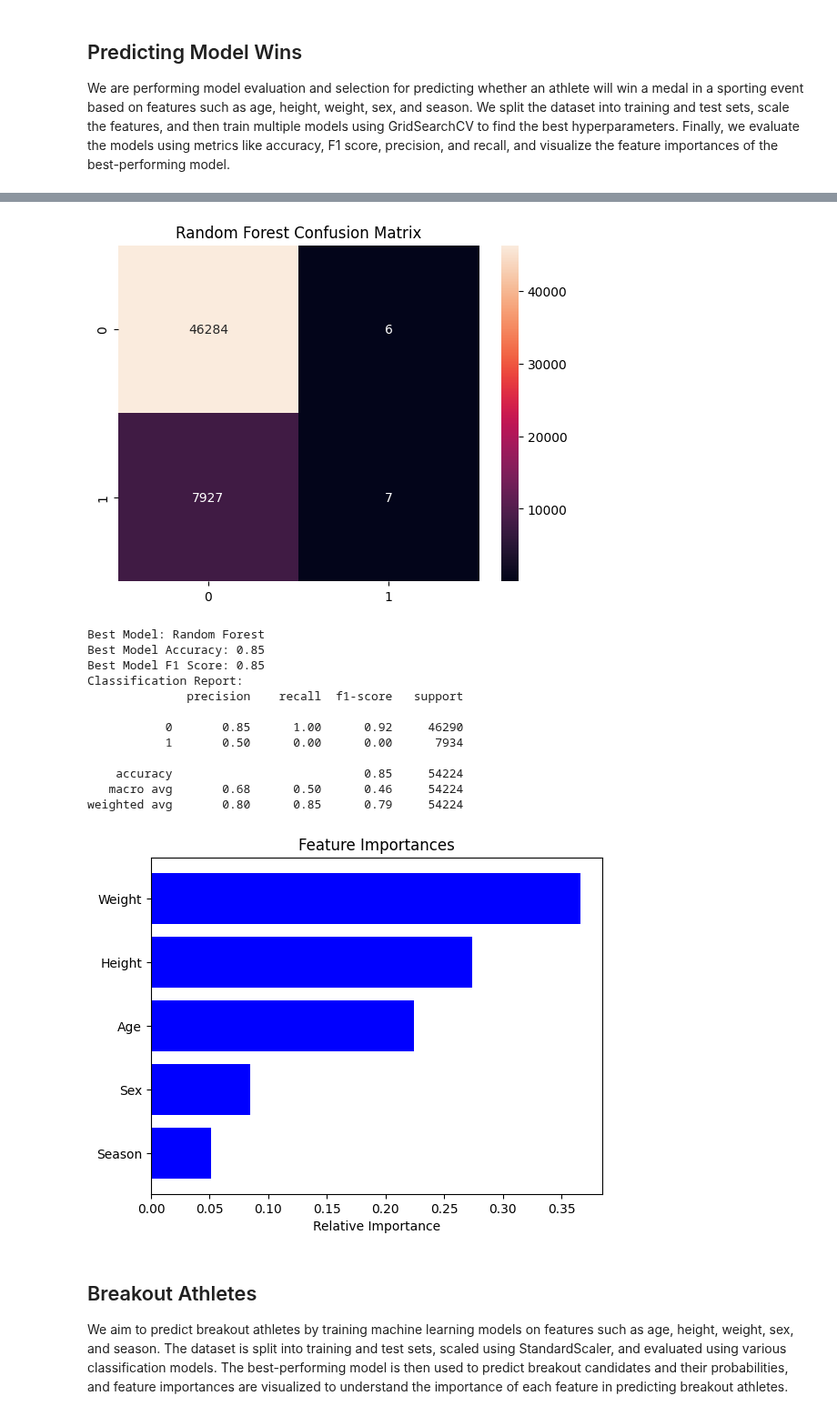
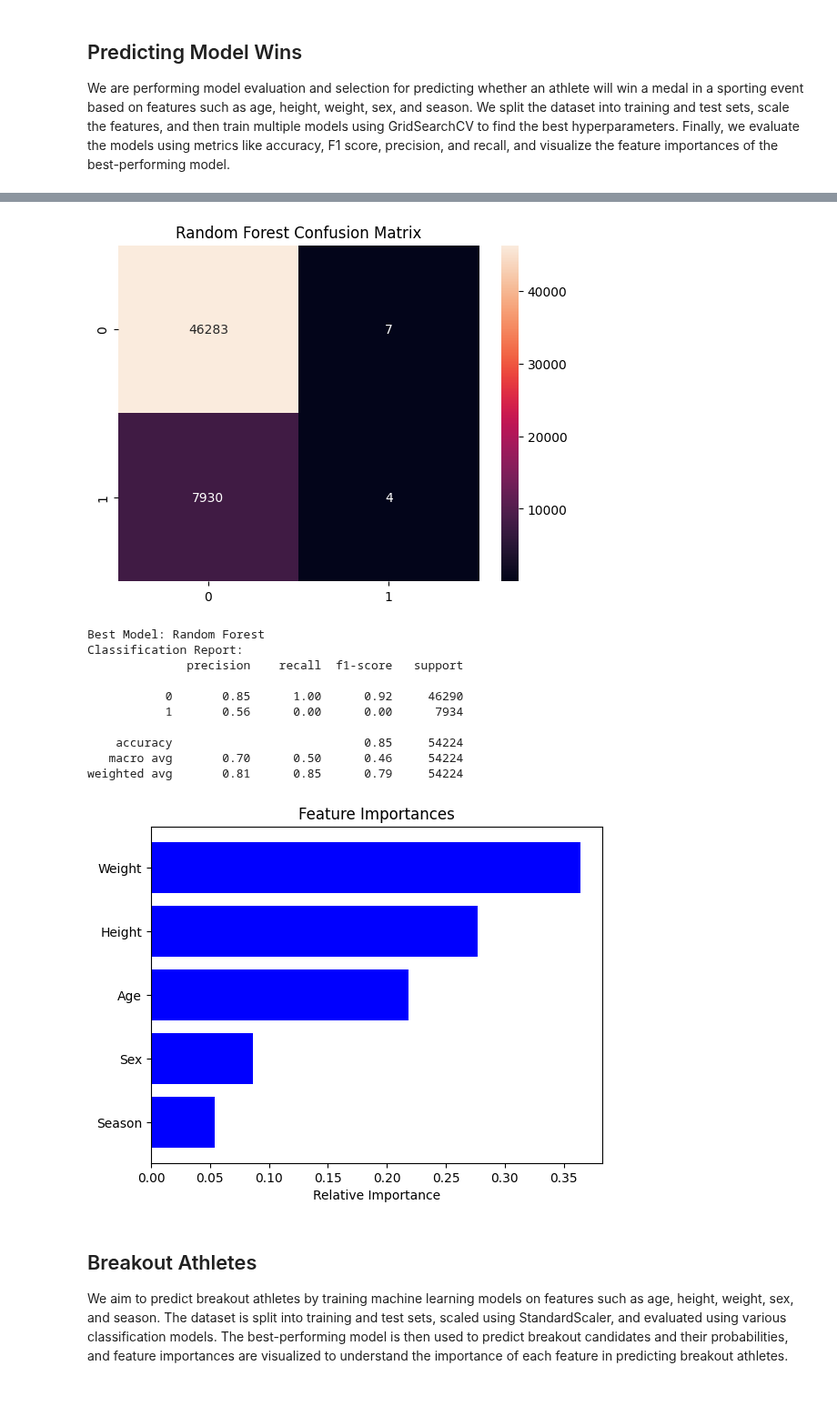
Before and after one commit to joey-tsai/Athletic-Performance-Predictor, a Jupyter notebook: FinalProject.ipynb, the cells around one changed output, grey strips where cells are left out. Shown at 91% size. Saved outputs shown, nothing was run; the diff lists cells and outputs as text; code cells hidden in the pictures.

```diff
--- a/FinalProject.ipynb
+++ b/FinalProject.ipynb
@@ -24,9 +23,9 @@ We load in our data to prepare the dataset for further analysis by handling miss
 athlete_events = pd.read_csv('athlete_events.csv')
 
 # Calculate median values for each column
-age_median = athlete_events['Age'].mean()
-height_median = athlete_events['Height'].mean()
-weight_median = athlete_events['Weight'].mean()
+age_median = athlete_events['Age'].median()
+height_median = athlete_events['Height'].median()
+weight_median = athlete_events['Weight'].median()
 
 # Fill missing values with median values
 athlete_events['Age'] = athlete_events['Age'].fillna(age_median)
@@ -118,17 +117,17 @@ logisticRegression_params = {
 
 # Hyperparameters for Decision Tree
 decisisonTree_params = {
-    'max_depth': [3, 5, 7, 10],
+    'max_depth': [5, 7, 10, 15],
     'min_samples_split': [2, 5, 10, 20],
-    'min_samples_leaf': [1, 2, 4, 8],
+    'min_samples_leaf': [2, 4, 8],
     'max_features': ['sqrt', 'log2']
 }
 
 # Hyperparameters for Random Forest
 randomForest_params = {
-    'n_estimators': [50, 100, 200],
-    'max_depth': [5, 10, 20],
-    'min_samples_split': [2, 5, 10],
+    'n_estimators': [10, 50, 100],
+    'max_depth': [5, 10],
+    'min_samples_split': [2, 5],
     'min_samples_leaf': [1, 2],
     'max_features': ['sqrt', 'log2']
 }
@@ -137,7 +136,7 @@ randomForest_params = {
 # Initialize models with GridSearchCV
 models = {
     'Logistic Regression': GridSearchCV(LogisticRegression(), param_grid=logisticRegression_params, cv=5),
-    'Decision Tree': GridSearchCV(DecisionTreeClassifier(), param_grid=decisisonTree_params, cv=5),
+    'Decision Tree': GridSearchCV(DecisionTreeClassifier(), param_grid=decisisonTree_params, cv=5, scoring='f1'),
     'Random Forest': GridSearchCV(RandomForestClassifier(), param_grid=randomForest_params, cv=5)
 }
 # %% [markdown]
@@ -163,18 +162,7 @@ for name, model in models.items():
     model.fit(X_train_scaled, y_train)
     print(f"{name}:")
     print(f"  Best Parameters: {model.best_params_}")
-    print(f"  Best Score: {model.best_score_:.2f}")
-
     y_pred = model.predict(X_test_scaled)
-    accuracy = accuracy_score(y_test, y_pred)
-    f1 = f1_score(y_test, y_pred, average='micro')
-    precision = precision_score(y_test, y_pred, average='micro', zero_division=0)
-    recall = recall_score(y_test, y_pred, average='micro')
-
-    print(f"  Accuracy: {accuracy:.2f}")
-    print(f"  F1 Score: {f1:.2f}")
-    print(f"  Precision: {precision:.2f}")
-    print(f"  Recall: {recall:.2f}")
 
     # Confusion Matrix
     cm = confusion_matrix(y_test, y_pred)
@@ -189,13 +177,9 @@ best_model = models[best_model_name].best_estimator_
 # Evaluate the best model
 best_model.fit(X_train_scaled, y_train)
 y_pred_best = best_model.predict(X_test_scaled)
-accuracy_best = accuracy_score(y_test, y_pred_best)
-f1_best = f1_score(y_test, y_pred_best, average='micro')
 classification_report_best = classification_report(y_test, y_pred_best)
 
 print(f"\nBest Model: {best_model_name}")
-print(f"Best Model Accuracy: {accuracy_best:.2f}")
-print(f"Best Model F1 Score: {f1_best:.2f}")
 print(f"Classification Report:\n{classification_report_best}")
 
 # Feature Importances
@@ -234,17 +203,15 @@ Random Forest:
 [figure]
 Best Model: Random Forest
-Best Model Accuracy: 0.85
-Best Model F1 Score: 0.85
 Classification Report:
               precision    recall  f1-score   support
 
            0       0.85      1.00      0.92     46290
-           1       0.50      0.00      0.00      7934
+           1       0.56      0.00      0.00      7934
 
     accuracy                           0.85     54224
-   macro avg       0.68      0.50      0.46     54224
-weighted avg       0.80      0.85      0.79     54224
+   macro avg       0.70      0.50      0.46     54224
+weighted avg       0.81      0.85      0.79     54224
-[figure, old version]
+[figure, new version]
 # %% [markdown]
 ## Breakout Athletes
 We aim to predict breakout athletes by training machine learning models on features such as age, height, weight, sex, and season. The dataset is split into training and test sets, scaled using StandardScaler, and evaluated using various classification models. The best-performing model is then used to predict breakout candidates and their probabilities, and feature importances are visualized to understand the importance of each feature in predicting breakout athletes.
```
Also changed, not shown: parts of 7 cells of this notebook.
